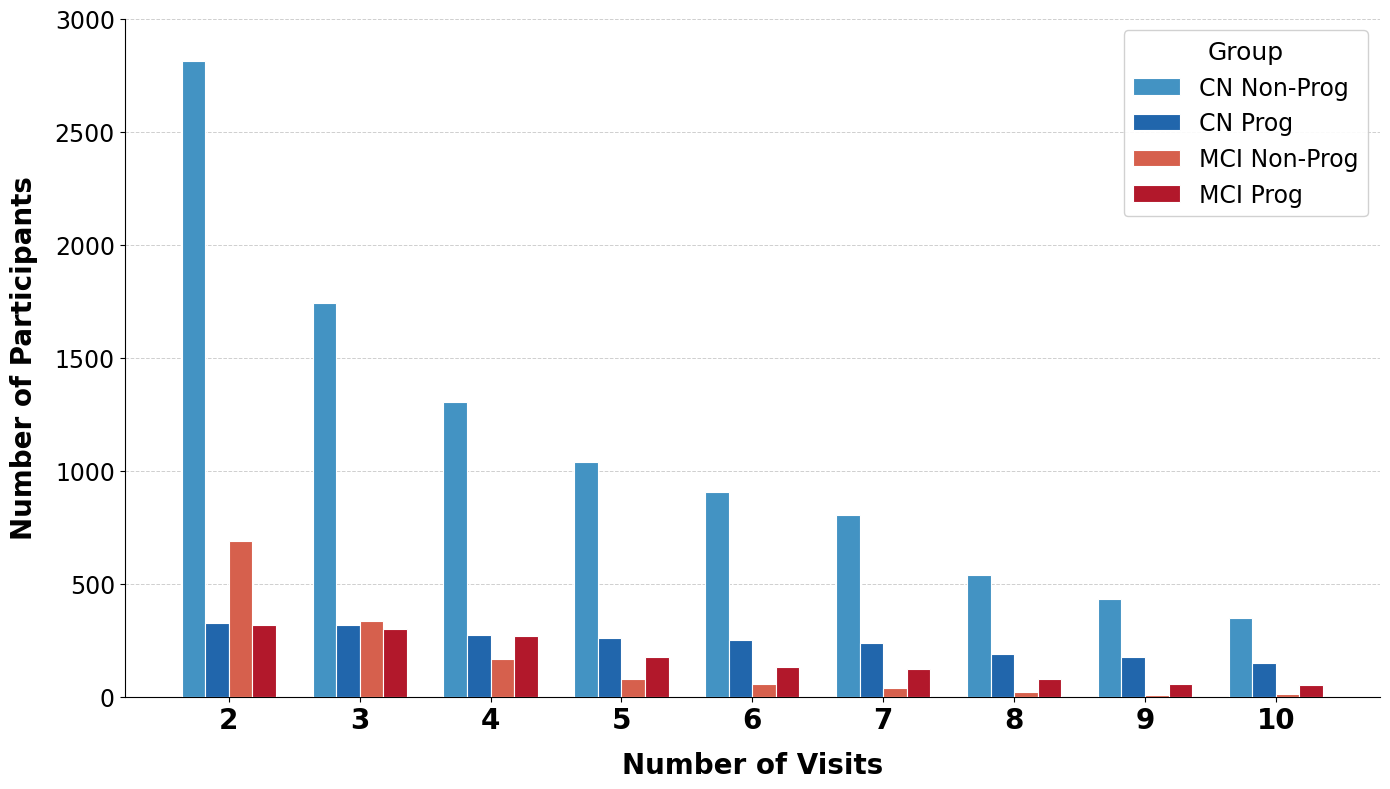
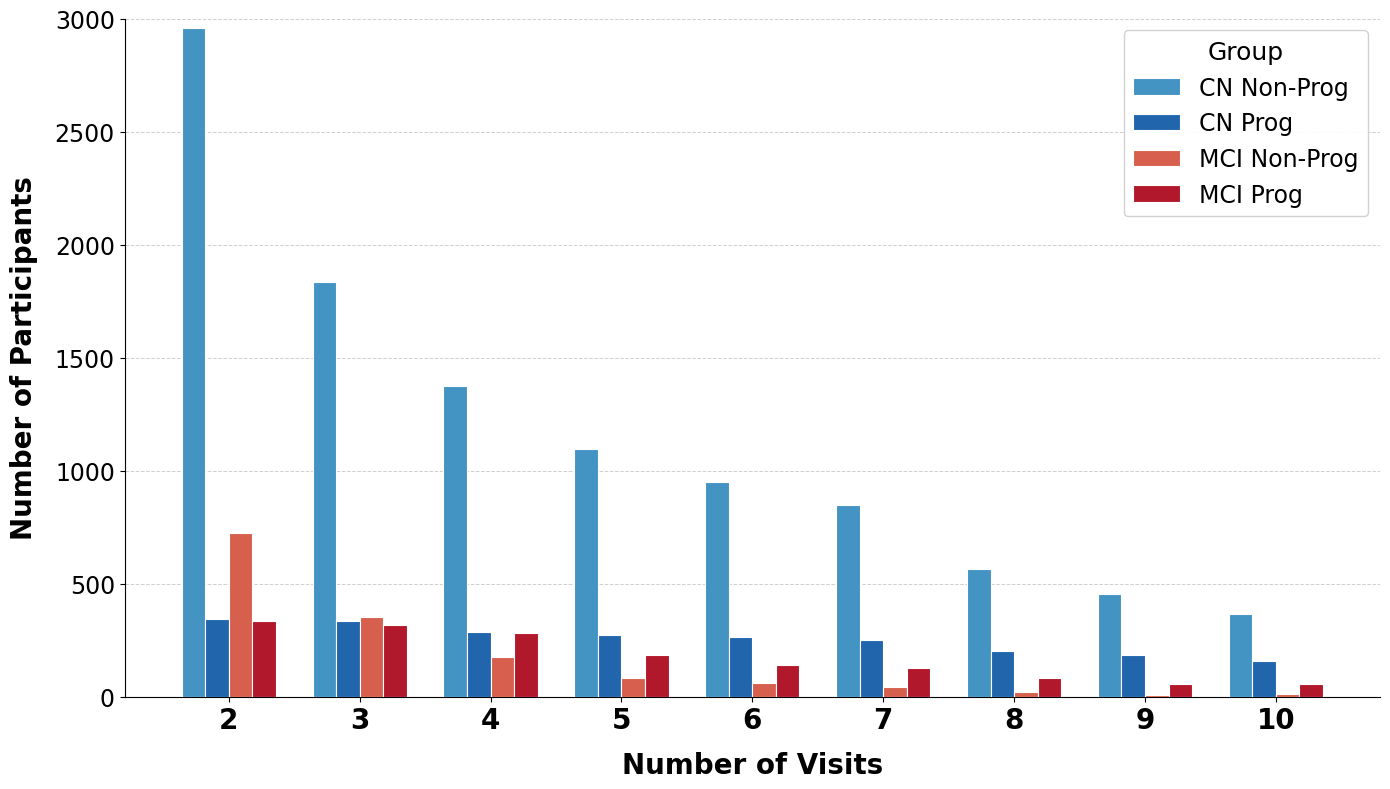
Code edit (unified diff) that turned the first committed figure into the second:
--- before
+++ after
@@ -3,25 +3,31 @@
 # ── Load data ──────────────────────────────────────────────────────────────────
 cn_df  = pd.read_csv("datasets/Dataset_v2/pooled_CN.csv")
+lead_time_cn_df  = pd.read_csv("datasets/Dataset_v2/lead_time_CN.csv")
 mci_df = pd.read_csv("datasets/Dataset_v2/pooled_MCI_AD.csv")
+lead_time_mci_df = pd.read_csv("datasets/Dataset_v2/lead_time_MCI_AD.csv")
 
 def parse_prog(s):
     return ast.literal_eval(s)
 
-cn_df["prog_tuple"]  = cn_df["Progression"].apply(parse_prog)
-mci_df["prog_tuple"] = mci_df["Progression"].apply(parse_prog)
+for df in [cn_df, lead_time_cn_df, mci_df, lead_time_mci_df]:
+    df["prog_tuple"] = df["Progression"].apply(parse_prog)
+    df["n_visits"]   = df["prog_tuple"].apply(len)
 
-cn_df["is_progressor"] = cn_df["prog_tuple"].apply(lambda t: any(x != 0 for x in t))
-mci_df["is_progressor"] = mci_df["prog_tuple"].apply(lambda t: any(x == 2 for x in t))
+cn_df["is_progressor"]          = cn_df["prog_tuple"].apply(lambda t: any(x != 0 for x in t))
+lead_time_cn_df["is_progressor"]= lead_time_cn_df["prog_tuple"].apply(lambda t: any(x != 0 for x in t))
+mci_df["is_progressor"]         = mci_df["prog_tuple"].apply(lambda t: any(x == 2 for x in t))
+lead_time_mci_df["is_progressor"]= lead_time_mci_df["prog_tuple"].apply(lambda t: any(x == 2 for x in t))
 
-cn_df["n_visits"]  = cn_df["prog_tuple"].apply(len)
-mci_df["n_visits"] = mci_df["prog_tuple"].apply(len)
+# ── Combine pooled + lead_time DataFrames ──────────────────────────────────────
+combined_cn_df  = pd.concat([cn_df, lead_time_cn_df], ignore_index=True)
+combined_mci_df = pd.concat([mci_df, lead_time_mci_df], ignore_index=True)
 
-visit_counts = [2, 3, 4, 5,6,7,8,9,10]
+visit_counts = [2, 3, 4, 5, 6, 7, 8, 9, 10]
 
 groups = {
-    "CN Non-Prog":  cn_df[~cn_df["is_progressor"]],
-    "CN Prog":      cn_df[cn_df["is_progressor"]],
-    "MCI Non-Prog": mci_df[~mci_df["is_progressor"]],
-    "MCI Prog":     mci_df[mci_df["is_progressor"]],
+    "CN Non-Prog":  combined_cn_df[~combined_cn_df["is_progressor"]],
+    "CN Prog":      combined_cn_df[combined_cn_df["is_progressor"]],
+    "MCI Non-Prog": combined_mci_df[~combined_mci_df["is_progressor"]],
+    "MCI Prog":     combined_mci_df[combined_mci_df["is_progressor"]],
 }
 
@@ -44,10 +50,4 @@
     bars = ax.bar(offsets, counts[label], bar_w,
                   label=label, color=color, edgecolor="white", linewidth=0.8, zorder=3)
-    # for bar in bars:
-    #     h = bar.get_height()
-    #     if h > 0:
-    #         ax.text(bar.get_x() + bar.get_width() / 2, h + 4,
-    #                 str(int(h)), ha="center", va="bottom",
-    #                 fontsize=10, fontweight="bold", color="#333333")
 
 ax.set_xticks(x)
@@ -76,3 +76,7 @@
 
 summary = pd.DataFrame(counts, index=[f"{v} Visits" for v in visit_counts])
+summary.index.name = "Number of Visits"
 print(summary)
+
+summary.to_excel("group_visit_counts.xlsx")
+print("Saved → group_visit_counts.xlsx")

Commit: LOOCV experimental run